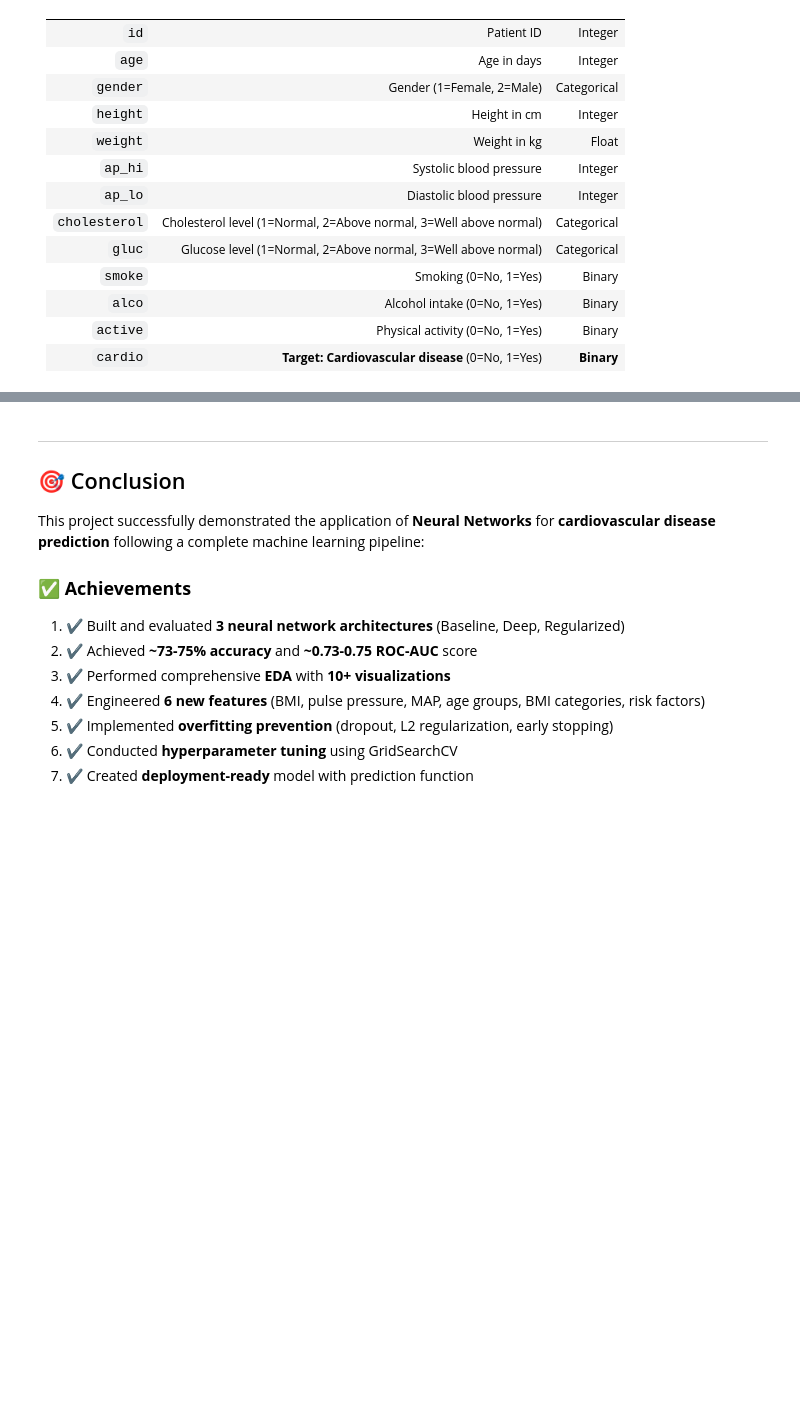
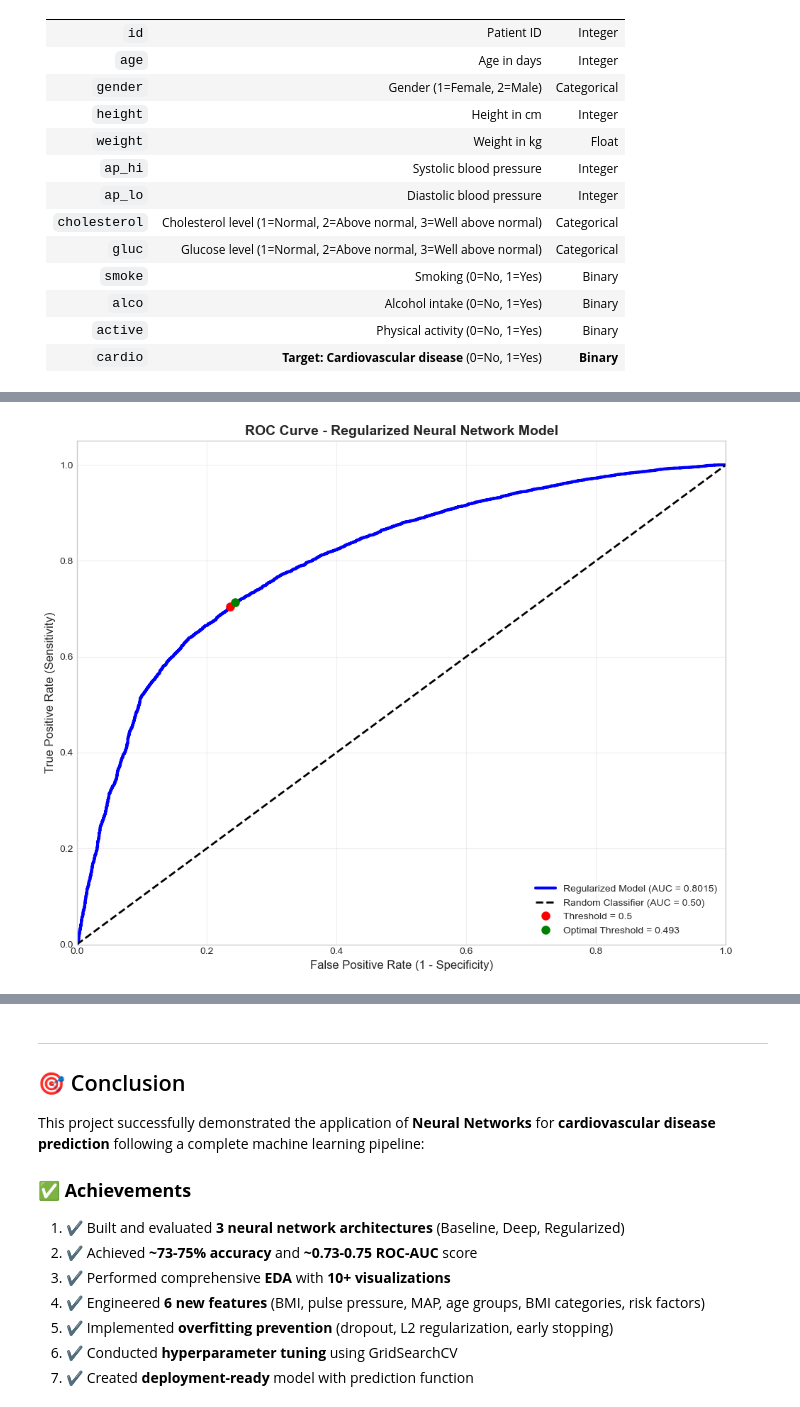
Before and after one commit to WingNTU/sc5002_lab4_assignment, a Jupyter notebook: cardio_disease_prediction.ipynb, the cells around one changed output, grey strips where cells are left out. Saved outputs shown, nothing was run; the diff lists cells and outputs as text; code cells hidden in the pictures; blank space fills up the shorter version.

```diff
--- a/cardio_disease_prediction.ipynb
+++ b/cardio_disease_prediction.ipynb
@@ -236,0 +1322,80 @@ print(f"\n✅ Best Model: {best_model_name} (ROC-AUC: {best_roc_auc:.4f})")
+# %%
+# Plot ROC curve for regularized model
+plt.figure(figsize=(10, 8))
+
+# Get predictions and calculate ROC curve
+y_pred_proba = results['regularized']['y_pred_proba']
+fpr, tpr, thresholds = roc_curve(y_test, y_pred_proba)
+roc_auc = results['regularized']['roc_auc']
+
+# Plot ROC curve
+plt.plot(fpr, tpr, color='blue', lw=3,
+         label=f'Regularized Model (AUC = {roc_auc:.4f})')
+
+# Plot random classifier line
+plt.plot([0, 1], [0, 1], 'k--', lw=2, label='Random Classifier (AUC = 0.50)')
+
+# Formatting
+plt.xlim([0.0, 1.0])
+plt.ylim([0.0, 1.05])
+plt.xlabel('False Positive Rate (1 - Specificity)', fontsize=12)
+plt.ylabel('True Positive Rate (Sensitivity)', fontsize=12)
+plt.title('ROC Curve - Regularized Neural Network Model', fontsize=14, fontweight='bold')
+plt.legend(loc="lower right", fontsize=12)
+plt.grid(True, alpha=0.3)
+
+# Add some key threshold points
+# Find threshold closest to 0.5
+threshold_idx = np.argmin(np.abs(thresholds - 0.5))
+plt.plot(fpr[threshold_idx], tpr[threshold_idx], 'ro', markersize=8,
+         label=f'Threshold = 0.5')
+
+# Find optimal threshold (closest to top-left corner)
+optimal_idx = np.argmax(tpr - fpr)
+optimal_threshold = thresholds[optimal_idx]
+plt.plot(fpr[optimal_idx], tpr[optimal_idx], 'go', markersize=8,
+         label=f'Optimal Threshold = {optimal_threshold:.3f}')
+
+plt.legend(loc="lower right", fontsize=10)
+plt.tight_layout()
+plt.show()
+
+# Print ROC analysis
+print("=" * 70)
+print("ROC CURVE ANALYSIS - REGULARIZED MODEL")
+print("=" * 70)
+
+print(f"\n📊 ROC-AUC Score: {roc_auc:.4f}")
+print(f"\n🎯 Performance Interpretation:")
+if roc_auc >= 0.9:
+    print("   🟢 Excellent discrimination (AUC ≥ 0.90)")
+elif roc_auc >= 0.8:
+    print("   🟡 Good discrimination (0.80 ≤ AUC < 0.90)")
+elif roc_auc >= 0.7:
+    print("   🟠 Fair discrimination (0.70 ≤ AUC < 0.80)")
+elif roc_auc >= 0.6:
+    print("   🔴 Poor discrimination (0.60 ≤ AUC < 0.70)")
+else:
+    print("   ⚫ Very poor discrimination (AUC < 0.60)")
+
+print(f"\n📈 Threshold Analysis:")
+print(f"   Default Threshold (0.5):")
+print(f"      - False Positive Rate: {fpr[threshold_idx]:.3f}")
+print(f"      - True Positive Rate:  {tpr[threshold_idx]:.3f}")
+
+print(f"\n   Optimal Threshold ({optimal_threshold:.3f}):")
+print(f"      - False Positive Rate: {fpr[optimal_idx]:.3f}")
+print(f"      - True Positive Rate:  {tpr[optimal_idx]:.3f}")
+print(f"      - Youden's J-statistic: {tpr[optimal_idx] - fpr[optimal_idx]:.3f}")
+
+print(f"\n🏥 Clinical Significance:")
+print(f"   - AUC = {roc_auc:.3f} means the model has a {roc_auc*100:.1f}% chance of correctly")
+print(f"     ranking a randomly chosen disease patient higher than a healthy patient")
+print(f"   - Model performs {'better' if roc_auc > 0.5 else 'worse'} than random guessing")
+
+if roc_auc >= 0.7:
+    print(f"   - ✅ Suitable for clinical decision support")
+else:
+    print(f"   - ⚠️  May need improvement before clinical deployment")
+# %% [output]
+[figure, added]
```
Also changed, not shown: parts of 149 cells of this notebook.
